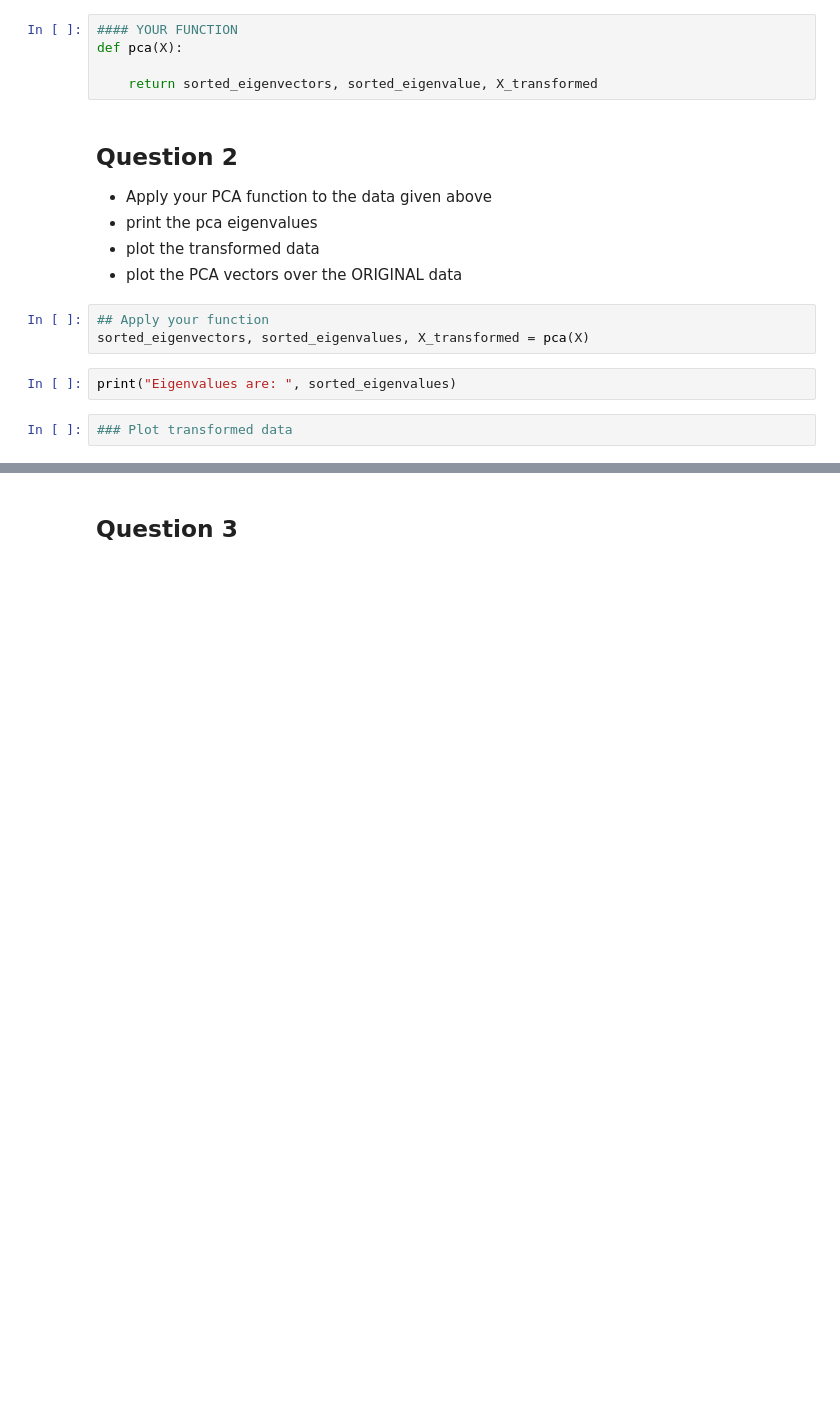
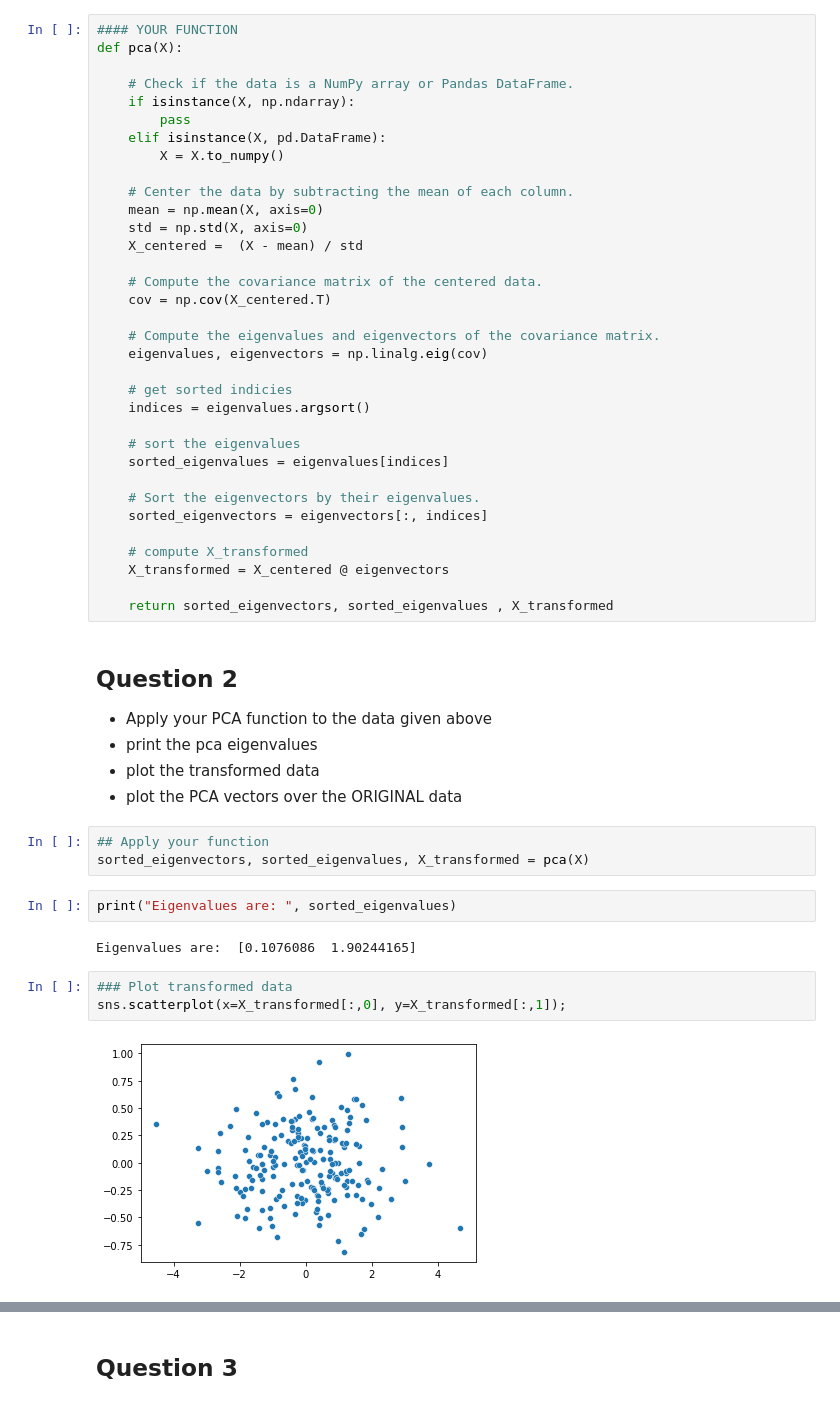
Before and after one commit to EHVB/AI-In-Medicine, a Jupyter notebook: Assignment6/Ehab Kamal - A6 PCA SVM.ipynb, the cells around one changed output, grey strips where cells are left out. Drawn from its saved outputs; the diff is of its cells as text; blank space fills up the shorter version.

```diff
--- a/Assignment6/Ehab Kamal - A6 PCA SVM.ipynb
+++ b/Assignment6/Ehab Kamal - A6 PCA SVM.ipynb
@@ -36,7 +40,36 @@ mean subtracted out) but not normalized.
 #### YOUR FUNCTION
 def pca(X):
 
-    return sorted_eigenvectors, sorted_eigenvalue, X_transformed
+    # Check if the data is a NumPy array or Pandas DataFrame.
+    if isinstance(X, np.ndarray):
+        pass
+    elif isinstance(X, pd.DataFrame):
+        X = X.to_numpy()
+
+    # Center the data by subtracting the mean of each column.
+    mean = np.mean(X, axis=0)
+    std = np.std(X, axis=0)
+    X_centered =  (X - mean) / std
+
+    # Compute the covariance matrix of the centered data.
+    cov = np.cov(X_centered.T)
+
+    # Compute the eigenvalues and eigenvectors of the covariance matrix.
+    eigenvalues, eigenvectors = np.linalg.eig(cov)
+
+    # get sorted indicies
+    indices = eigenvalues.argsort()
+
+    # sort the eigenvalues
+    sorted_eigenvalues = eigenvalues[indices]
+
+    # Sort the eigenvectors by their eigenvalues.
+    sorted_eigenvectors = eigenvectors[:, indices]
+
+    # compute X_transformed
+    X_transformed = X_centered @ eigenvectors
+
+    return sorted_eigenvectors, sorted_eigenvalues , X_transformed
 # %% [markdown]
 ## Question 2
 - Apply your PCA function to the data given above
@@ -48,7 +81,12 @@ def pca(X):
 sorted_eigenvectors, sorted_eigenvalues, X_transformed = pca(X)
 # %%
 print("Eigenvalues are: ", sorted_eigenvalues)
+# %% [output]
+Eigenvalues are:  [0.1076086  1.90244165]
 # %%
 ### Plot transformed data
+sns.scatterplot(x=X_transformed[:,0], y=X_transformed[:,1]);
+# %% [output]
+[figure, added]
 # %%
 ### Plot eigenvectors over ORIGINAL data
```
Also changed, not shown: parts of 33 cells of this notebook, 1 other file.
